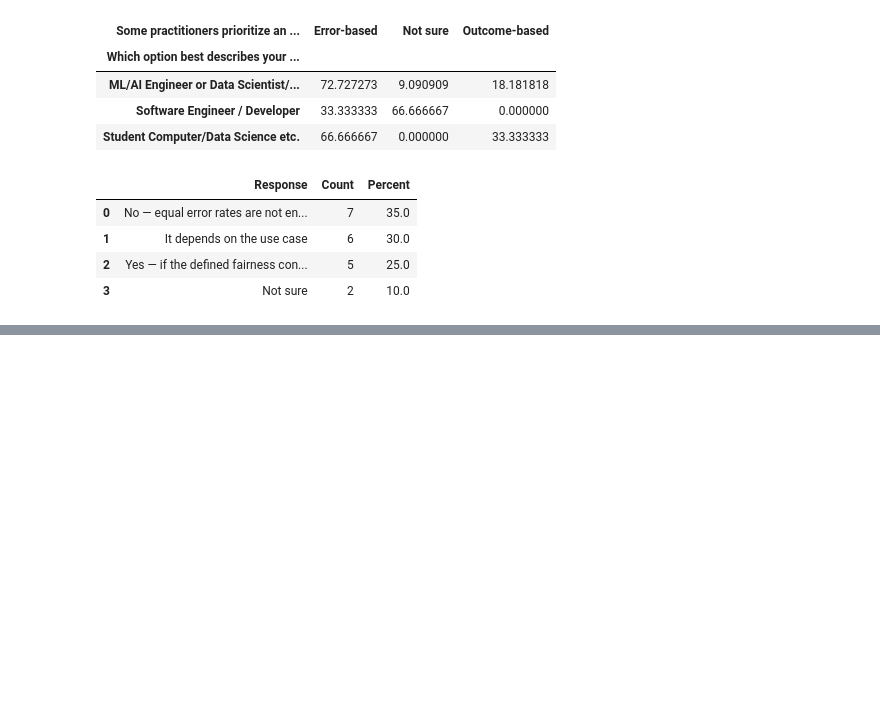
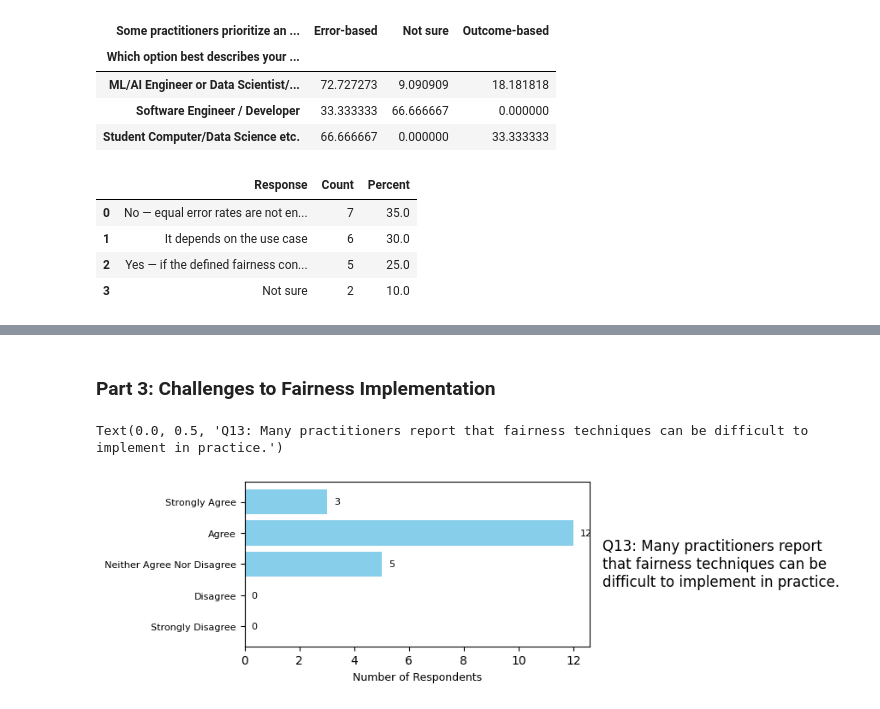
Before and after one commit to jeaend/bias-mitigation-aif360, a Jupyter notebook: notebooks/questionnaire_analysis.ipynb, the cells around one changed output, grey strips where cells are left out. Saved outputs shown, nothing was run; the diff lists cells and outputs as text; code cells hidden in the pictures; blank space fills up the shorter version.

Commit message:
add part 3: challenges to fairness implementation

```diff
--- a/notebooks/questionnaire_analysis.ipynb
+++ b/notebooks/questionnaire_analysis.ipynb
@@ -406,0 +407,51 @@ plt.show()
+# %% [markdown]
+### Part 3: Challenges to Fairness Implementation
+# %%
+# Q13 likert
+# mirror Q9–Q12 plot format but only for Q13
+numbered_questions = [
+    ("Q13", "Many practitioners report that fairness techniques can be difficult to implement in practice.")
+]
+
+question_cols = [
+    next(col for col in df.columns if q_text in col)
+    for _, q_text in numbered_questions
+]
+
+df[question_cols] = df[question_cols].apply(lambda c: c.str.strip().str.title())
+
+# Create figure with 1 row, 2 columns
+fig, axes = plt.subplots(
+    nrows=1, ncols=2,
+    figsize=(8, 2.5),
+    gridspec_kw={"width_ratios": [2, 1]}
+)
+
+plt.subplots_adjust(wspace=0.05)
+
+(q_num, q_text), col, (ax_plot, ax_text) = numbered_questions[0], question_cols[0], axes
+
+# Bar chart
+counts = df[col].value_counts().reindex(likert_order).fillna(0).astype(int)
+ax_plot.barh(likert_order, counts.values, color="skyblue")
+for y, v in enumerate(counts.values):
+    ax_plot.text(v + 0.25, y, str(v), va="center", fontsize=8)
+
+ax_plot.set_xlim(left=0)
+ax_plot.set_xlabel("Number of Respondents", fontsize=9)
+ax_plot.tick_params(axis="y", labelsize=8)
+
+# Question text
+ax_text.axis("off")
+ax_text.text(
+    0.0, 0.5,
+    f"{q_num}: {q_text}",
+    fontsize=12,
+    va="center",
+    ha="left",
+    wrap=True,
+    transform=ax_text.transAxes,
+)
+# %% [output]
+Text(0.0, 0.5, 'Q13: Many practitioners report that fairness techniques can be difficult to implement in practice.')
+[figure, added]
```
Also changed, not shown: parts of 4 cells of this notebook, 1 other file.
